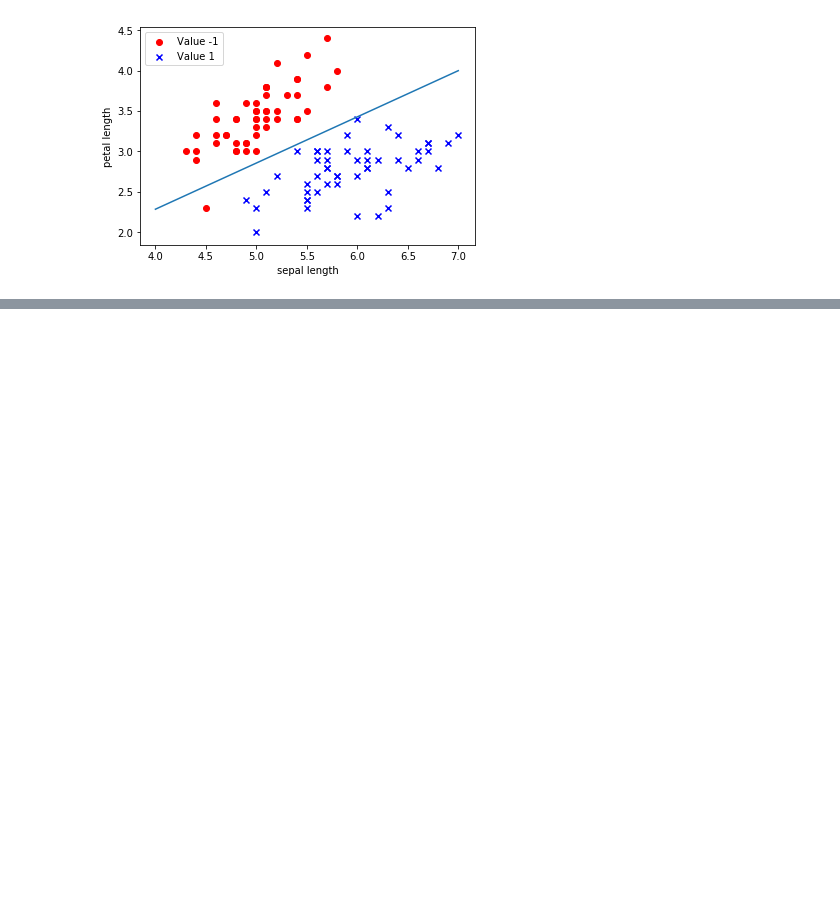
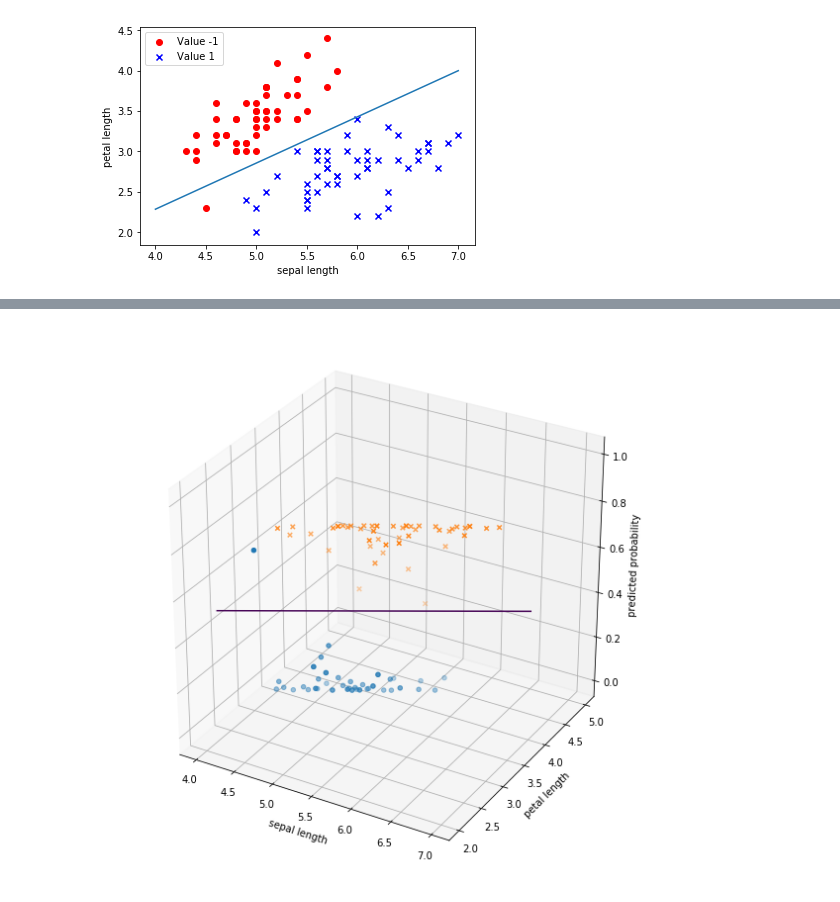
Before and after one commit to wkCircle/DA_group, a Jupyter notebook: week_8/LogisticRegression.ipynb, the cells around one changed output, grey strips where cells are left out. Cells and saved outputs as stored; diff of their text form; code cells hidden in the pictures; blank space fills up the shorter version.

```diff
--- a/week_8/LogisticRegression.ipynb
+++ b/week_8/LogisticRegression.ipynb
@@ -109,0 +136,15 @@ plt.show()
+# %%
+probility_list = model.predict_proba(X)
+fig = plt.figure(figsize=(10,10))
+ax = plt.axes(projection='3d')
+ax.scatter(X[:50, 0], X[:50, 1], probility_list[:50],marker='o', label='Value -1')
+ax.scatter(X[50:, 0], X[50:, 1], probility_list[50:],marker='x', label= 'Value 1')
+ax.set_xlabel('sepal length')
+ax.set_ylabel('petal length')
+ax.set_zlabel('predicted probability')
+xx, yy = np.mgrid[4:7:30j, 2:5:30j]
+zz = model.sigmoid(model.theta[0]* xx + model.theta[1]*yy)
+ax.contour(xx,yy,zz,np.array([0.5]))
+plt.show()
+# %% [output]
+[figure, added]
```
Also changed, not shown: parts of 7 cells of this notebook.
